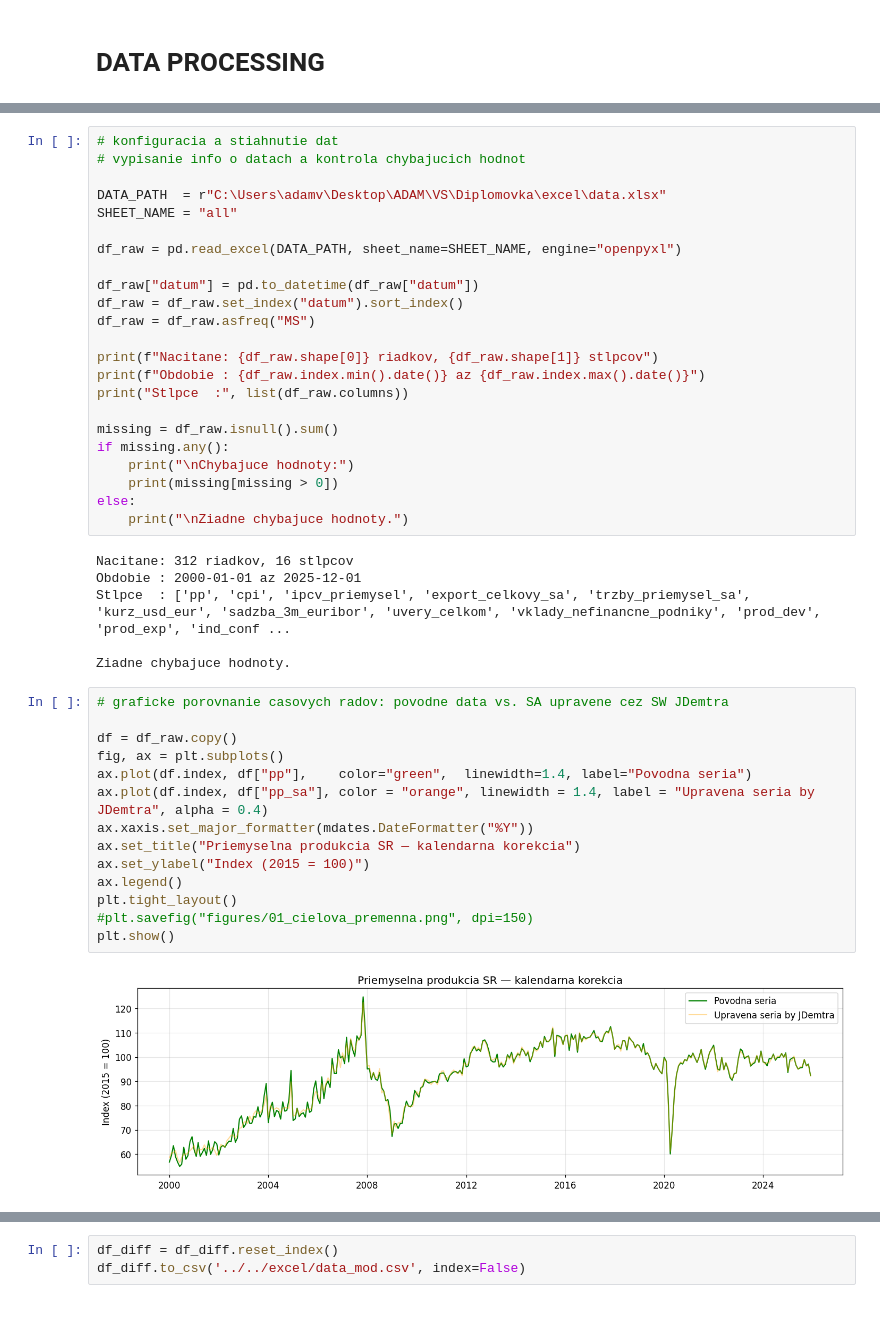
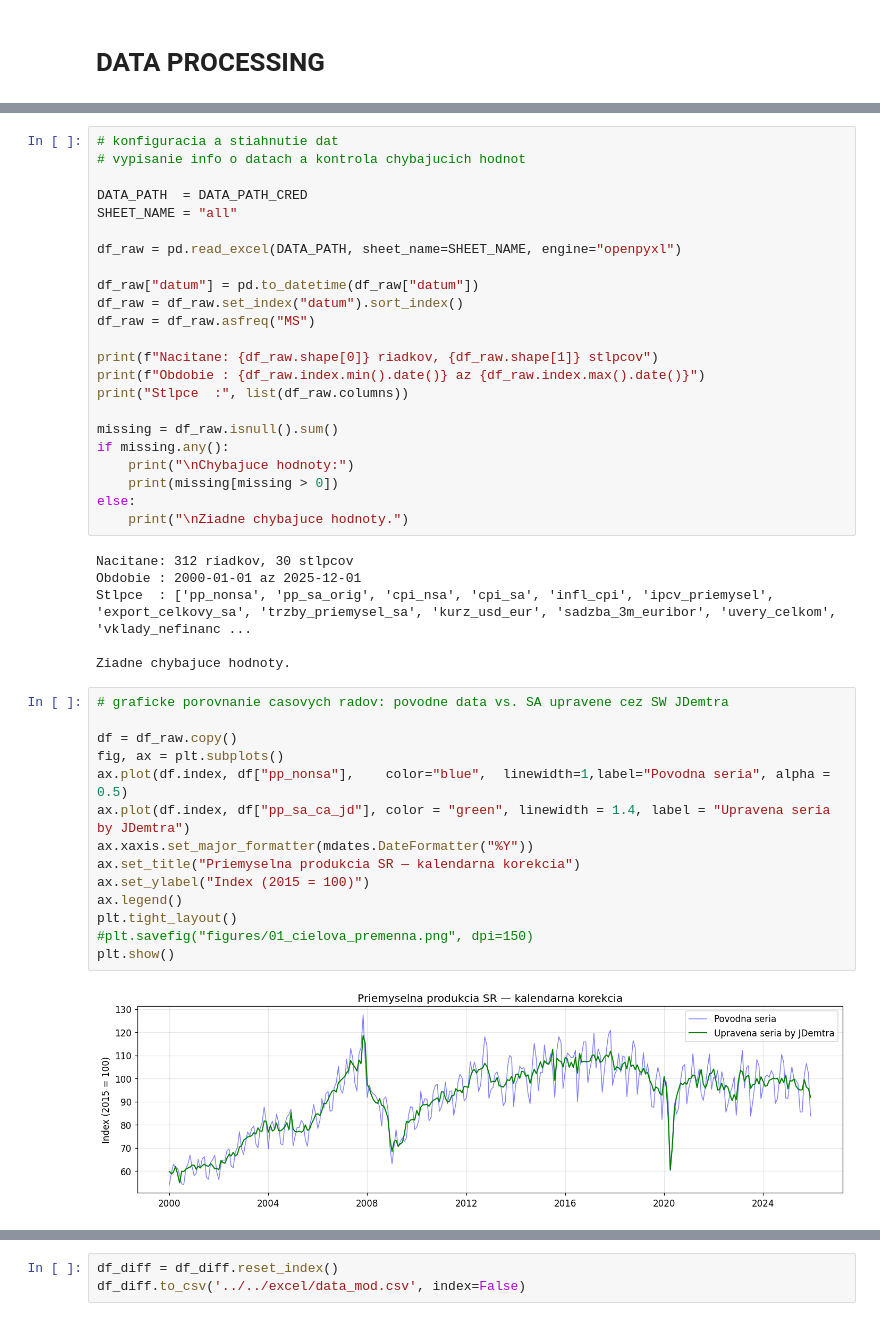
Before and after one commit to Adam24-7/Diplomovka_repo, a Jupyter notebook: DATA.ipynb, the cells around one changed output, grey strips where cells are left out. Drawn from its saved outputs; the diff is of its cells as text.

```diff
--- a/DATA.ipynb
+++ b/DATA.ipynb
@@ -33,7 +39,7 @@ Importy uspesne.
 # konfiguracia a stiahnutie dat
 # vypisanie info o datach a kontrola chybajucich hodnot
 
-DATA_PATH  = r"C:\Users\adamv\Desktop\ADAM\VS\Diplomovka\excel\data.xlsx"
+DATA_PATH  = DATA_PATH_CRED
 SHEET_NAME = "all"
 
 df_raw = pd.read_excel(DATA_PATH, sheet_name=SHEET_NAME, engine="openpyxl")
@@ -53,24 +59,24 @@ if missing.any():
 else:
     print("\nZiadne chybajuce hodnoty.")
 # %% [output]
-Nacitane: 312 riadkov, 16 stlpcov
+Nacitane: 312 riadkov, 30 stlpcov
 Obdobie : 2000-01-01 az 2025-12-01
-Stlpce  : ['pp', 'cpi', 'ipcv_priemysel', 'export_celkovy_sa', 'trzby_priemysel_sa', 'kurz_usd_eur', 'sadzba_3m_euribor', 'uvery_celkom', 'vklady_nefinancne_podniky', 'prod_dev', 'prod_exp', 'ind_conf ...
+Stlpce  : ['pp_nonsa', 'pp_sa_orig', 'cpi_nsa', 'cpi_sa', 'infl_cpi', 'ipcv_priemysel', 'export_celkovy_sa', 'trzby_priemysel_sa', 'kurz_usd_eur', 'sadzba_3m_euribor', 'uvery_celkom', 'vklady_nefinanc ...
 
 Ziadne chybajuce hodnoty.
 # %%
 # graficke porovnanie casovych radov: povodne data vs. SA upravene cez SW JDemtra
 
 df = df_raw.copy()
 fig, ax = plt.subplots()
-ax.plot(df.index, df["pp"],    color="green",  linewidth=1.4, label="Povodna seria")
-ax.plot(df.index, df["pp_sa"], color = "orange", linewidth = 1.4, label = "Upravena seria by JDemtra", alpha = 0.4)
+ax.plot(df.index, df["pp_nonsa"],    color="blue",  linewidth=1,label="Povodna seria", alpha = 0.5)
+ax.plot(df.index, df["pp_sa_ca_jd"], color = "green", linewidth = 1.4, label = "Upravena seria by JDemtra")
 ax.xaxis.set_major_formatter(mdates.DateFormatter("%Y"))
 ax.set_title("Priemyselna produkcia SR — kalendarna korekcia")
 ax.set_ylabel("Index (2015 = 100)")
 ax.legend()
 plt.tight_layout()
 #plt.savefig("figures/01_cielova_premenna.png", dpi=150)
 plt.show()
 # %% [output]
-[figure, old version]
+[figure, new version]
```
Also changed, not shown: parts of 8 cells of this notebook, 8 other files.
